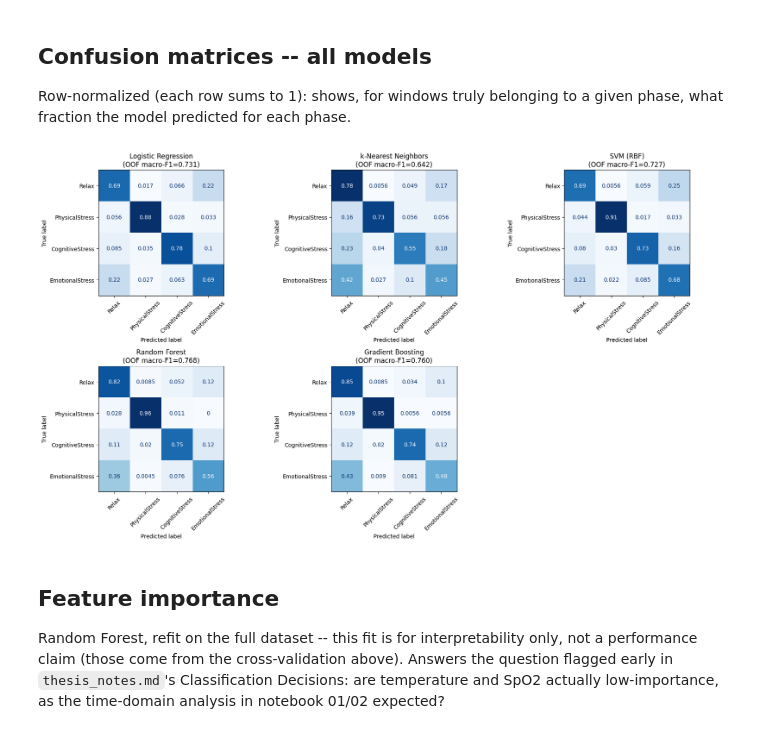
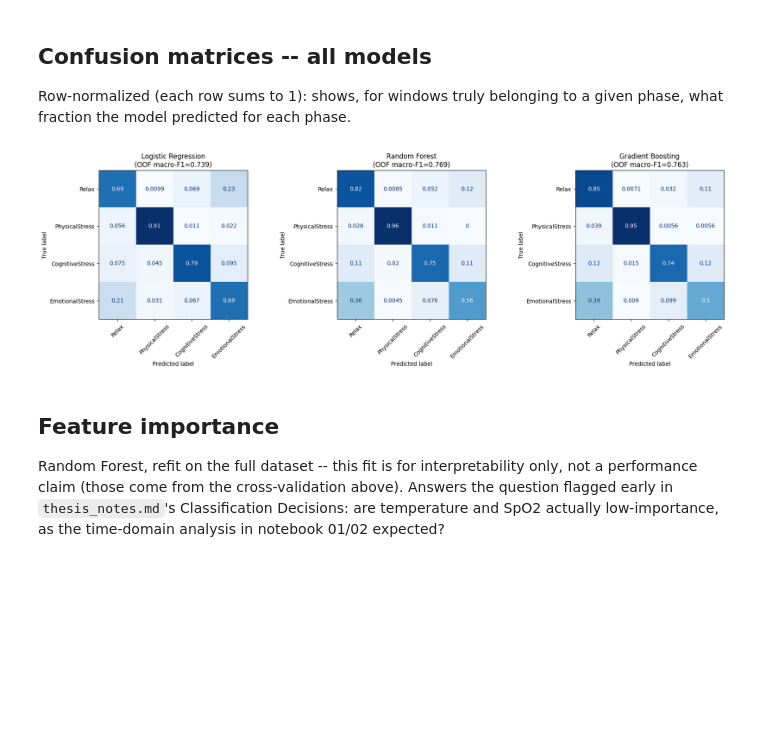
Before and after one commit to Nesa002/biosignal-stress-classification, a Jupyter notebook: notebooks/05_modeling.ipynb, the cells around one changed output. Drawn from its saved outputs; the diff is of its cells as text; code cells hidden in the pictures; blank space fills up the shorter version.

Commit message:
added hyperparameter tuning and removed two unnecessary models

```diff
--- a/notebooks/05_modeling.ipynb
+++ b/notebooks/05_modeling.ipynb
@@ -88,27 +67,9 @@ MODELS = {
 # %% [markdown]
 ## Cross-validate every model
 # %%
-cv = StratifiedGroupKFold(n_splits=5, shuffle=True, random_state=RANDOM_STATE)
+baseline_results = run_cv(X, y, groups, MODELS)
 
-results = {}
-for model_name, pipeline in MODELS.items():
-    oof_predictions = pd.Series(index=X.index, dtype=object)
-    fold_macro_f1 = []
-
-    for train_idx, test_idx in cv.split(X, y, groups):
-        pipeline.fit(X.iloc[train_idx], y.iloc[train_idx])
-        fold_predictions = pipeline.predict(X.iloc[test_idx])
-        oof_predictions.iloc[test_idx] = fold_predictions
-        fold_macro_f1.append(f1_score(y.iloc[test_idx], fold_predictions, labels=CLASS_ORDER, average='macro'))
-
-    results[model_name] = {
-        'oof_predictions': oof_predictions,
-        'fold_macro_f1_mean': float(np.mean(fold_macro_f1)),
-        'fold_macro_f1_std': float(np.std(fold_macro_f1)),
-        'oof_macro_f1': f1_score(y, oof_predictions, labels=CLASS_ORDER, average='macro'),
-        'oof_accuracy': accuracy_score(y, oof_predictions),
-    }
-    r = results[model_name]
+for model_name, r in baseline_results.items():
     print(f"{model_name:22s} fold macro-F1 = {r['fold_macro_f1_mean']:.3f} +/- {r['fold_macro_f1_std']:.3f}   "
           f"OOF macro-F1 = {r['oof_macro_f1']:.3f}   OOF accuracy = {r['oof_accuracy']:.3f}")
 # %% [output]
@@ -119,0 +83,14 @@ Gradient Boosting      fold macro-F1 = 0.748 +/- 0.085   OOF macro-F1 = 0.760
+# %%
+tuned = tune_models(X, y, groups, MODELS, PARAM_GRIDS)
+
+print("Best hyperparameters found (grouped 5-fold grid search):")
+for name, info in tuned.items():
+    print(f"  {name}: {info['best_params']}")
+
+MODELS = {name: info['pipeline'] for name, info in tuned.items()}
+results = run_cv(X, y, groups, MODELS)
+
+print("\nBaseline (defaults) vs. tuned OOF macro-F1:")
+for model_name, r in results.items():
+    baseline_f1 = baseline_results[model_name]['oof_macro_f1']
+    print(f"  {model_name:22s} baseline={baseline_f1:.3f}  tuned={r['oof_macro_f1']:.3f}  delta={r['oof_macro_f1'] - baseline_f1:+.3f}")
@@ -147,7 +132,7 @@ bars = ax.barh(plot_df['model'], plot_df['oof_macro_f1'], xerr=plot_df['fold_mac
                 color='steelblue', capsize=4)
 ax.set_xlabel('Macro-averaged F1 (out-of-fold)')
 ax.set_xlim(0, 1)
-ax.set_title('Model comparison -- 5-fold subject-grouped cross-validation')
+ax.set_title('Tuned model comparison -- 5-fold subject-grouped cross-validation')
 ax.grid(axis='x', alpha=0.3)
 
 for bar, value in zip(bars, plot_df['oof_macro_f1']):
@@ -181,23 +166,23 @@ EmotionalStress      0.541     0.561     0.551       223
 
 Row-normalized (each row sums to 1): shows, for windows truly belonging to a given phase, what fraction the model predicted for each phase.
 # %%
-fig, axes = plt.subplots(2, 3, figsize=(18, 10))
+fig, axes = plt.subplots(1, 3, figsize=(18, 5.5))
 axes = axes.ravel()
 
 for ax, (model_name, r) in zip(axes, results.items()):
     ConfusionMatrixDisplay.from_predictions(
         y, r['oof_predictions'], labels=CLASS_ORDER, normalize='true', cmap='Blues',
         ax=ax, colorbar=False, xticks_rotation=45,
     )
     ax.set_title(f"{model_name}\n(OOF macro-F1={r['oof_macro_f1']:.3f})")
 
 for ax in axes[len(results):]:
     ax.axis('off')
 
 plt.tight_layout()
 plt.show()
 # %% [output]
-[figure, old version]
+[figure, new version]
 # %% [markdown]
 ## Feature importance
 
```
Also changed, not shown: parts of 14 cells of this notebook, 4 other files.
